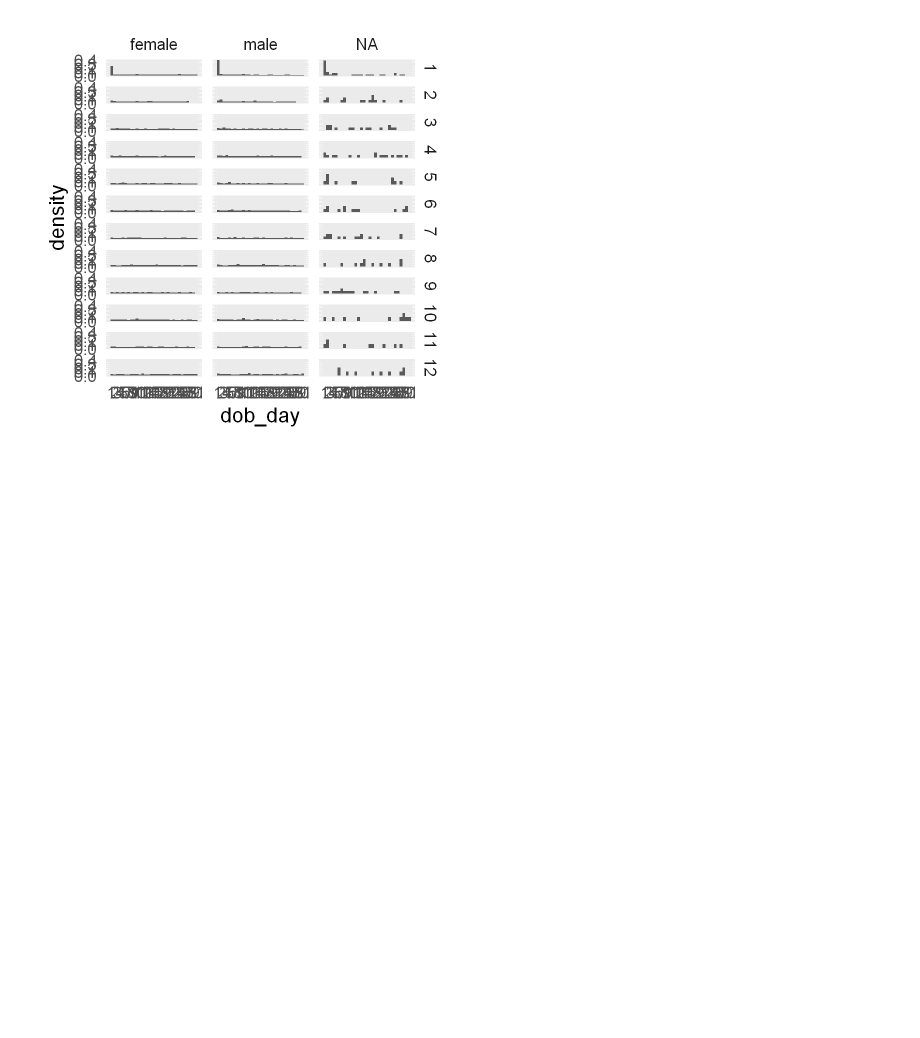
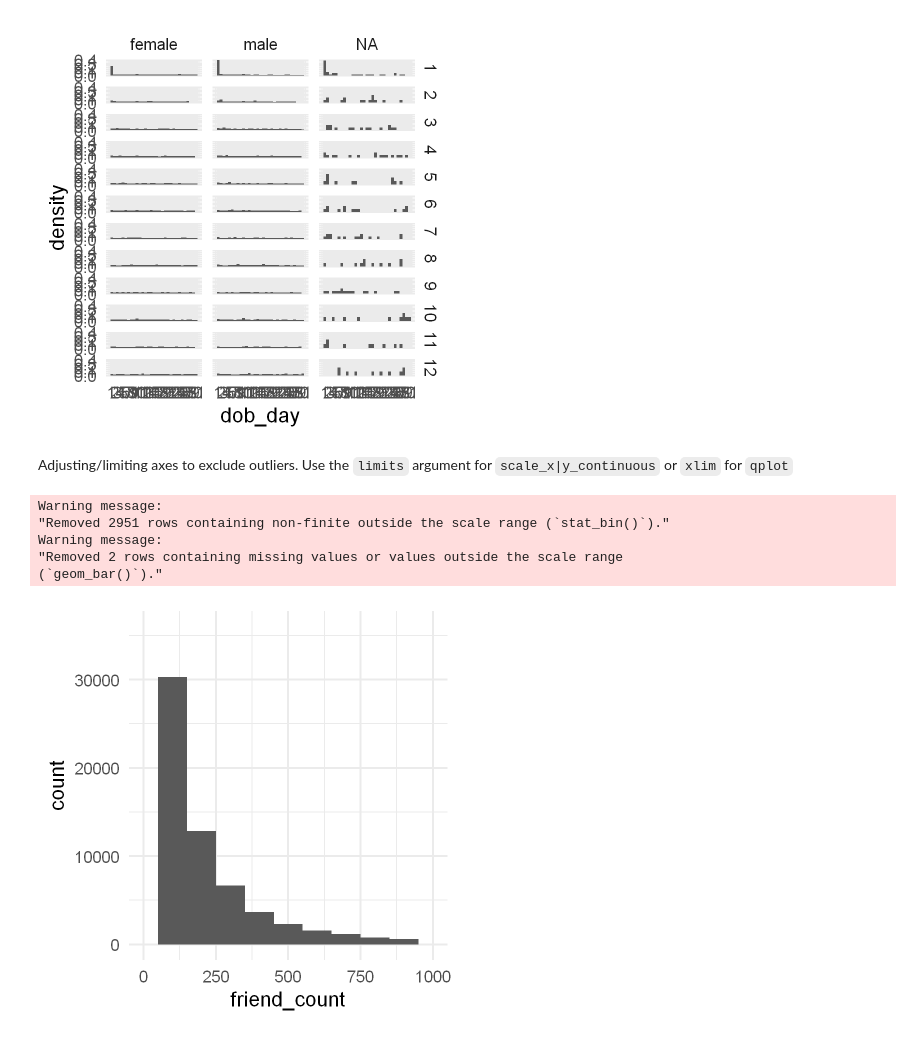
Before and after one commit to birbarino/R-Projects, a Jupyter notebook: intro-to-r/intro-to-r.ipynb, the cells around one changed output. Drawn from its saved outputs; the diff is of its cells as text; code cells hidden in the pictures; blank space fills up the shorter version.

Commit message:
playing with histos

```diff
--- a/intro-to-r/intro-to-r.ipynb
+++ b/intro-to-r/intro-to-r.ipynb
@@ -750,3 +750,16 @@ ggplot(aes(x = dob_day, y = ..density..), data = fb) +
 # Below, each row is a different month, while each column is a different gender.
 # %% [output]
 [figure]
+# %% [markdown]
+Adjusting/limiting axes to exclude outliers. Use the `limits` argument for `scale_x|y_continuous` or `xlim` for `qplot`
+# %%
+ggplot(aes(x=friend_count), data=fb)+
+    geom_histogram(binwidth=100) +
+    scale_x_continuous(limits=c(0,1000))
+# %% [output]
+Warning message:
+"Removed 2951 rows containing non-finite outside the scale range (`stat_bin()`)."
+Warning message:
+"Removed 2 rows containing missing values or values outside the scale range
+(`geom_bar()`)."
+[figure, added]
```
Also changed, not shown: parts of 3 cells of this notebook.
